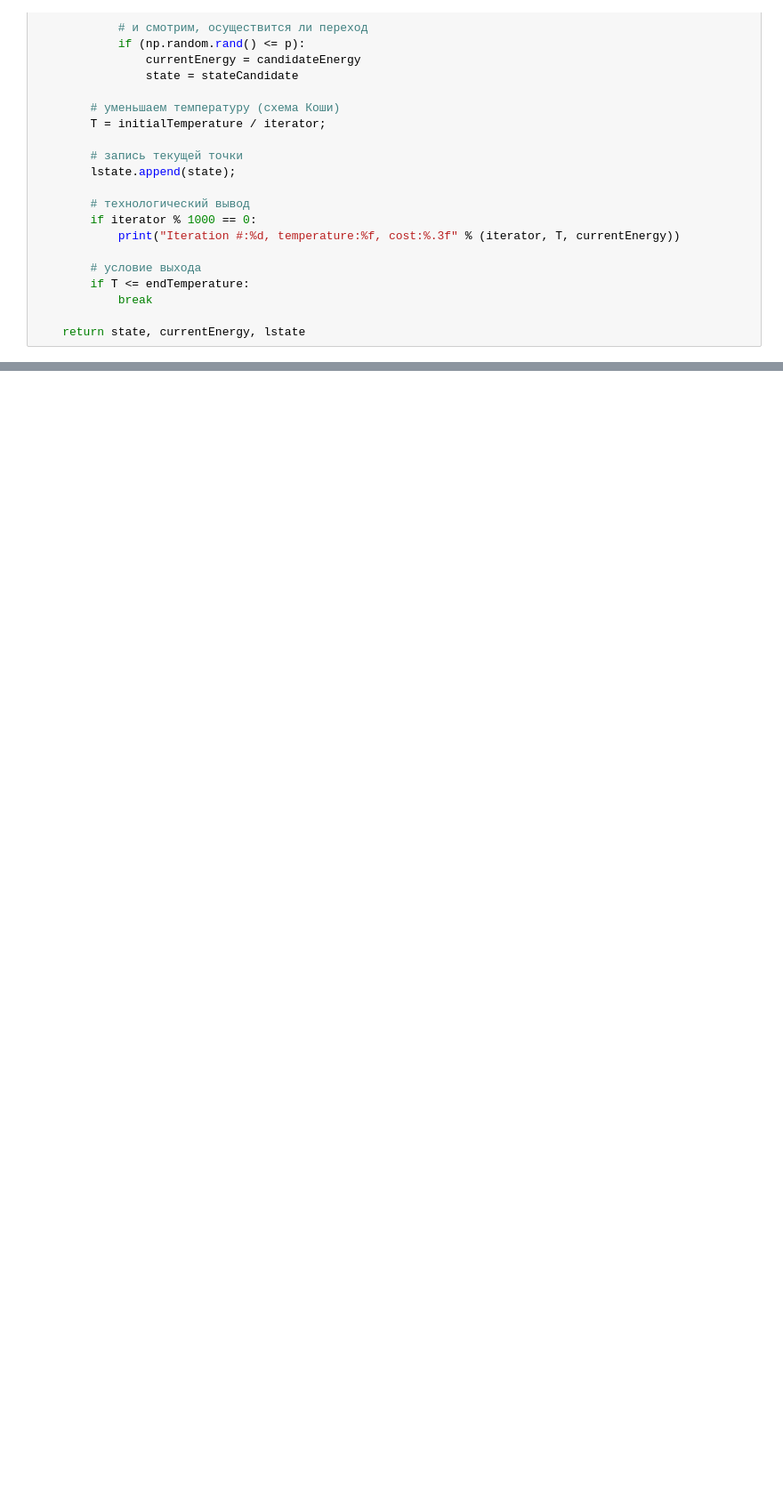
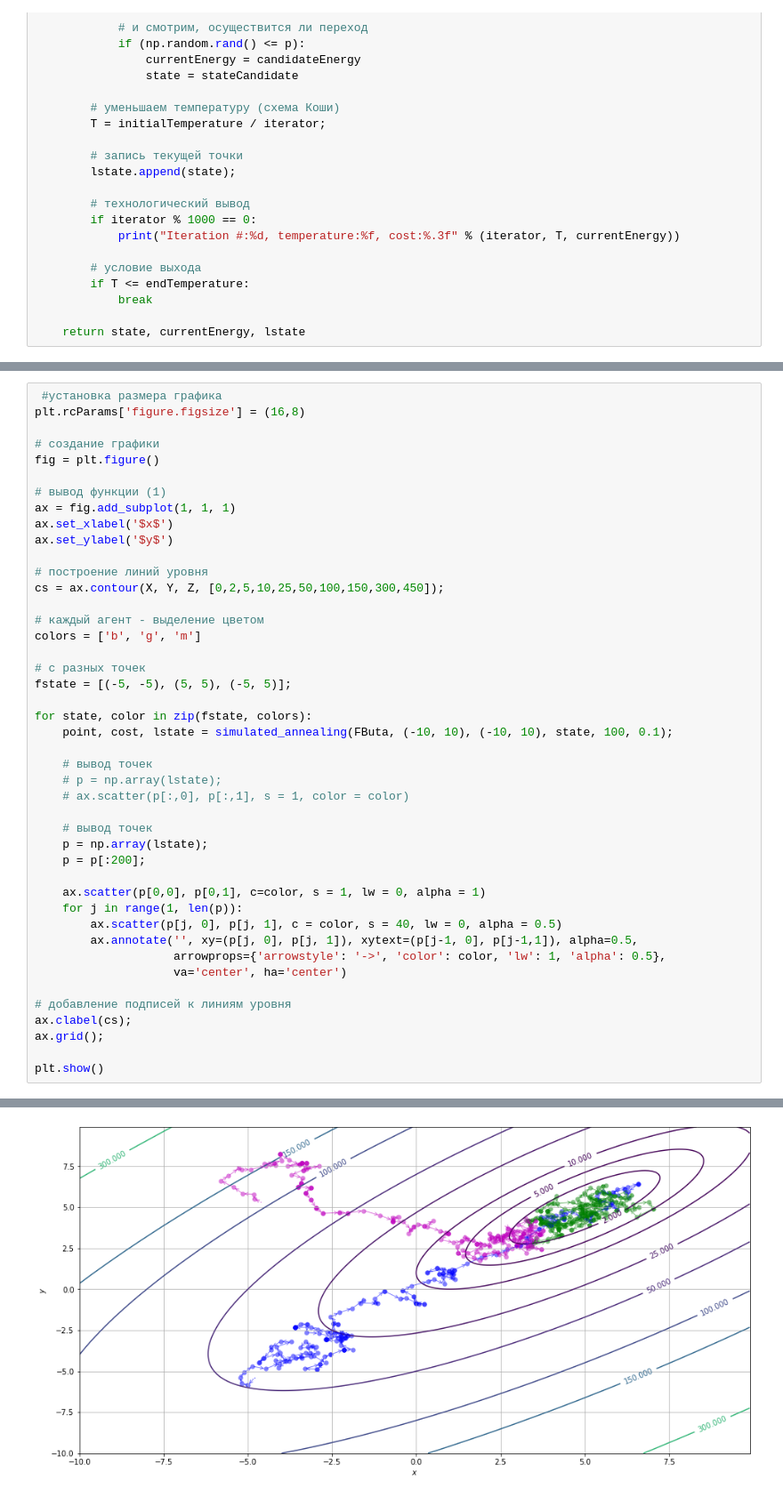
Before and after one commit to TikhonovDaniil/AINavigationControl5.2020, a Jupyter notebook: L1/L1N12.ipynb, the cells around one changed output, grey strips where cells are left out. Shown at 89% size. Saved outputs shown, nothing was run; the diff lists cells and outputs as text; blank space fills up the shorter version.

```diff
--- a/L1/L1N12.ipynb
+++ b/L1/L1N12.ipynb
@@ -131,0 +240,45 @@ plt.show()
+# %%
+ #установка размера графика
+plt.rcParams['figure.figsize'] = (16,8)
+
+# создание графики
+fig = plt.figure()
+
+# вывод функции (1)
+ax = fig.add_subplot(1, 1, 1)
+ax.set_xlabel('$x$')
+ax.set_ylabel('$y$')
+
+# построение линий уровня
+cs = ax.contour(X, Y, Z, [0,2,5,10,25,50,100,150,300,450]);
+
+# каждый агент - выделение цветом
+colors = ['b', 'g', 'm']
+
+# с разных точек
+fstate = [(-5, -5), (5, 5), (-5, 5)];
+
+for state, color in zip(fstate, colors):
+    point, cost, lstate = simulated_annealing(FButa, (-10, 10), (-10, 10), state, 100, 0.1);
+
+    # вывод точек
+    # p = np.array(lstate);
+    # ax.scatter(p[:,0], p[:,1], s = 1, color = color)
+
+    # вывод точек
+    p = np.array(lstate);
+    p = p[:200];
+
+    ax.scatter(p[0,0], p[0,1], c=color, s = 1, lw = 0, alpha = 1)
+    for j in range(1, len(p)):
+        ax.scatter(p[j, 0], p[j, 1], c = color, s = 40, lw = 0, alpha = 0.5)
+        ax.annotate('', xy=(p[j, 0], p[j, 1]), xytext=(p[j-1, 0], p[j-1,1]), alpha=0.5,
+                    arrowprops={'arrowstyle': '->', 'color': color, 'lw': 1, 'alpha': 0.5},
+                    va='center', ha='center')
+
+# добавление подписей к линиям уровня
+ax.clabel(cs);
+ax.grid();
+
+plt.show()
+# %% [output]
@@ -131,0 +288 @@ plt.show()
+[figure, added]
```
Also changed, not shown: parts of 5 cells of this notebook.
